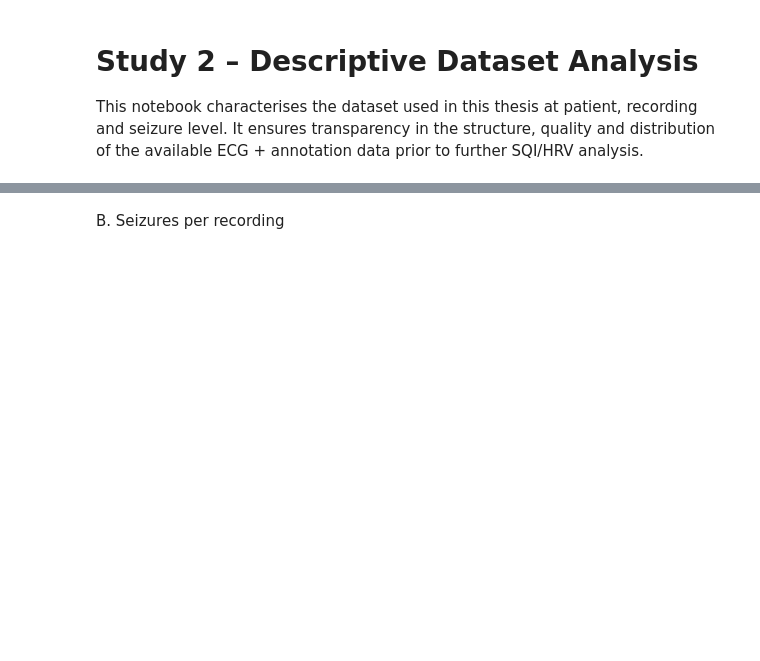
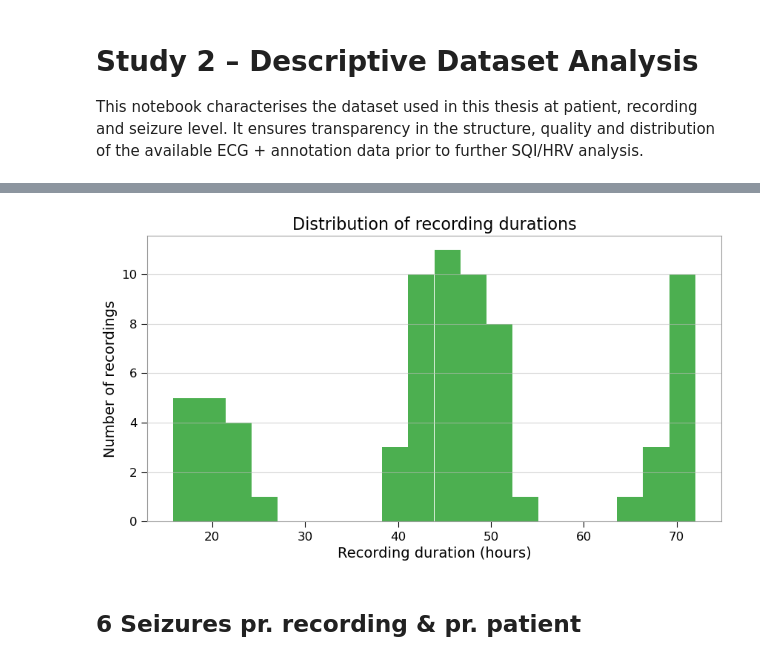
Before and after one commit to AU668208/Epilepsy_MasterThesis, a Jupyter notebook: Study2.ipynb, the cells around one changed output, grey strips where cells are left out. Cells and saved outputs as stored; diff of their text form; code cells hidden in the pictures; blank space fills up the shorter version.

```diff
--- a/Study2.ipynb
+++ b/Study2.ipynb
@@ -97,12 +137,18 @@ A. Recording duration distribution
 # %%
-durations = [r["rec_duration_s"]/3600 for r in recordings]
+dur_hours = df_rec["rec_duration_s"] / 3600.0
 
-plt.figure(figsize=(10,5))
-plt.hist(durations, bins=20)
+plt.figure(figsize=(10, 5))
+plt.hist(dur_hours, bins=20, color=palette["primary"])
 plt.xlabel("Recording duration (hours)")
-plt.ylabel("Count")
+plt.ylabel("Number of recordings")
 plt.title("Distribution of recording durations")
+
+ax = plt.gca()
+ax.yaxis.set_major_locator(mtick.MaxNLocator(integer=True))
+
 plt.show()
+# %% [output]
+[figure, added]
 # %% [markdown]
-B. Seizures per recording
+## 6 Seizures pr. recording & pr. patient
 # %%
```
Also changed, not shown: parts of 30 cells of this notebook, 1 other file.
